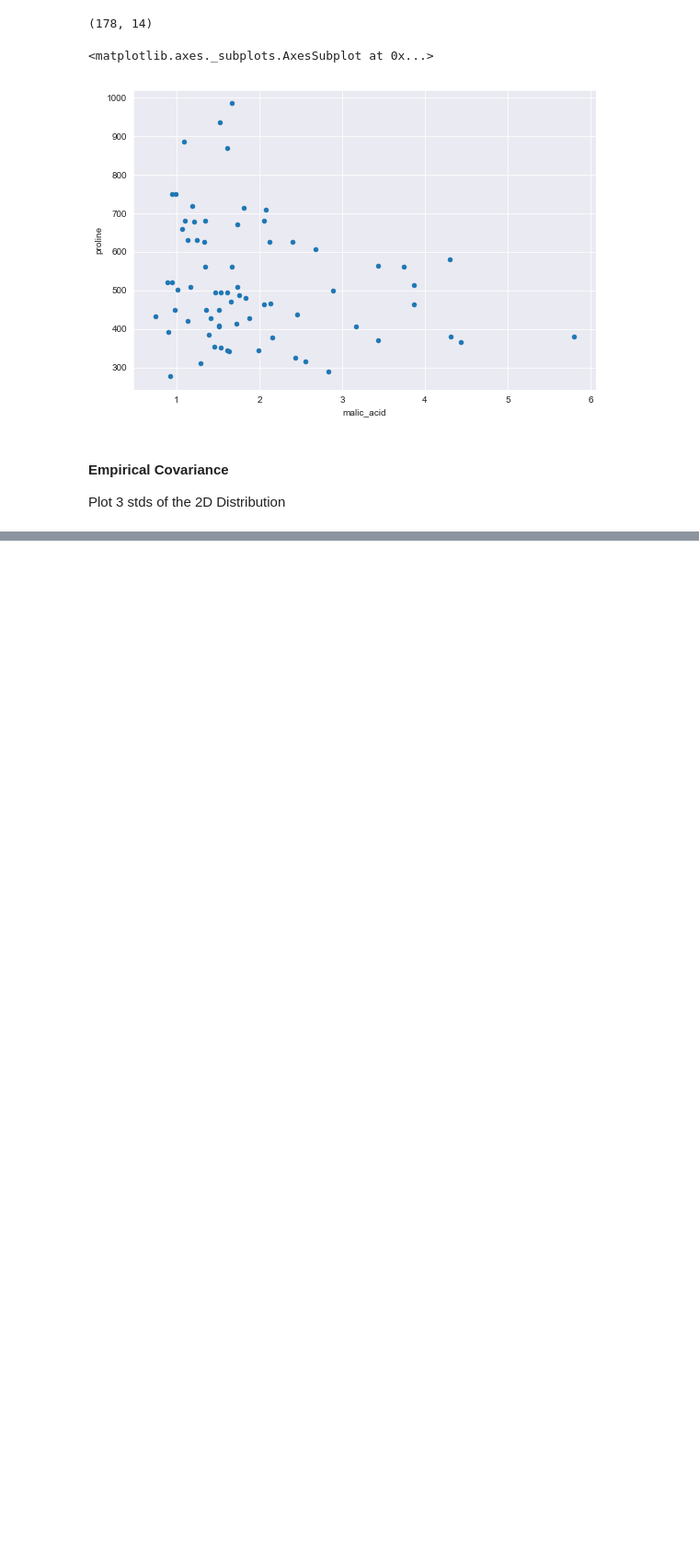
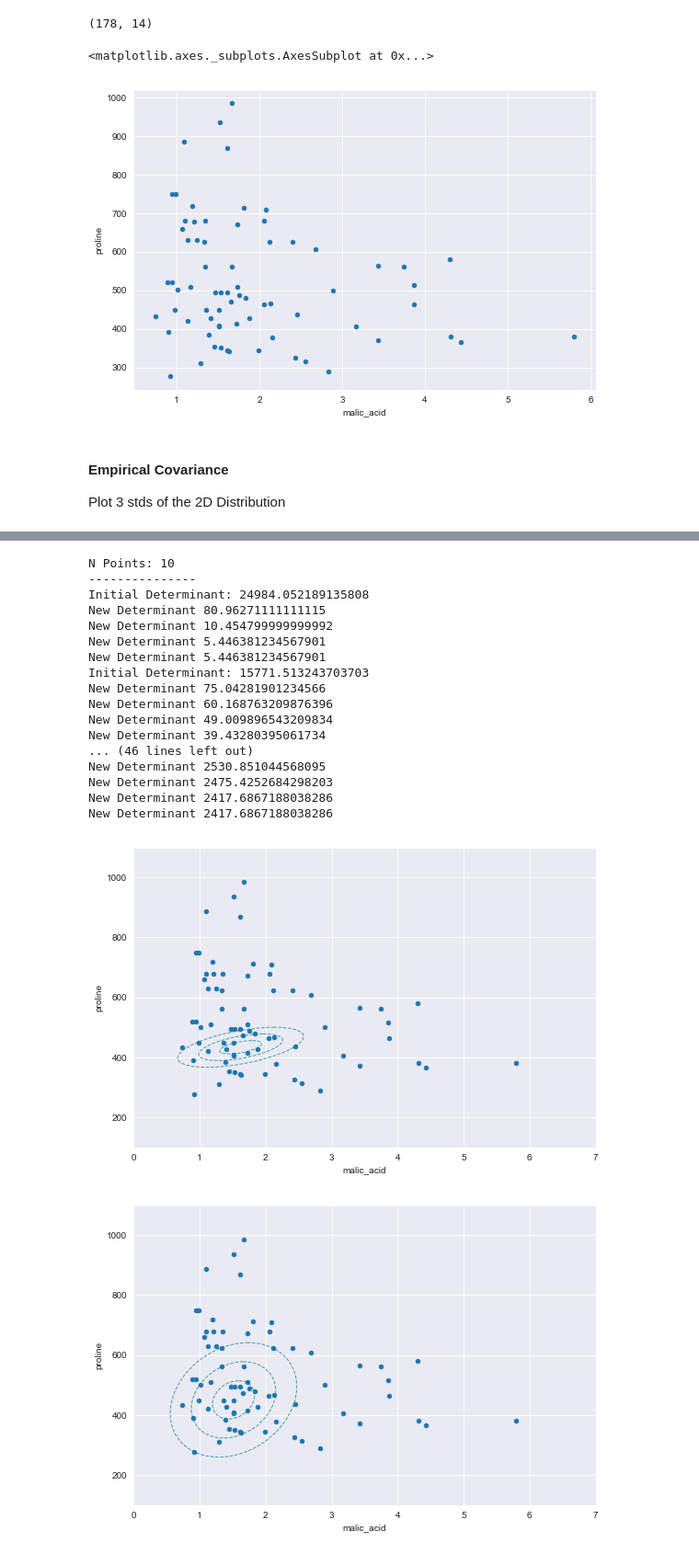
Before and after one commit to rshap91/Algorithms, a Jupyter notebook: MinimumCovarianceDeterminant.ipynb, the cells around one changed output, grey strips where cells are left out. Shown: that part at 92% size. Drawn from its saved outputs; the diff is of its cells as text; code cells hidden in the pictures; blank space fills up the shorter version.

```diff
--- a/MinimumCovarianceDeterminant.ipynb
+++ b/MinimumCovarianceDeterminant.ipynb
@@ -72,0 +148,31 @@ plt.ylim(100,1100)
+# %%
+# however in my version, the n_samples does have a large effect (as expected...?)
+# I don't really understand how support fraction works here...
+for npt in [10,30,50]:
+    print('N Points:', npt)
+    print('---------------')
+
+
+    new_mn, new_cov, idx = min_cov_det(df,n_points=npt)
+    plot_covariance(new_mn, new_cov)
+    print()
+# %% [output]
+N Points: 10
+---------------
+Initial Determinant: 24984.052189135808
+New Determinant 80.96271111111115
+New Determinant 10.454799999999992
+New Determinant 5.446381234567901
+New Determinant 5.446381234567901
+Initial Determinant: 15771.513243703703
+New Determinant 75.04281901234566
+New Determinant 60.168763209876396
+New Determinant 49.009896543209834
+New Determinant 39.43280395061734
+... (46 lines left out)
+New Determinant 2530.851044568095
+New Determinant 2475.4252684298203
+New Determinant 2417.6867188038286
+New Determinant 2417.6867188038286
+[figure, added]
+[figure, added]
```
Also changed, not shown: parts of 8 cells of this notebook.
